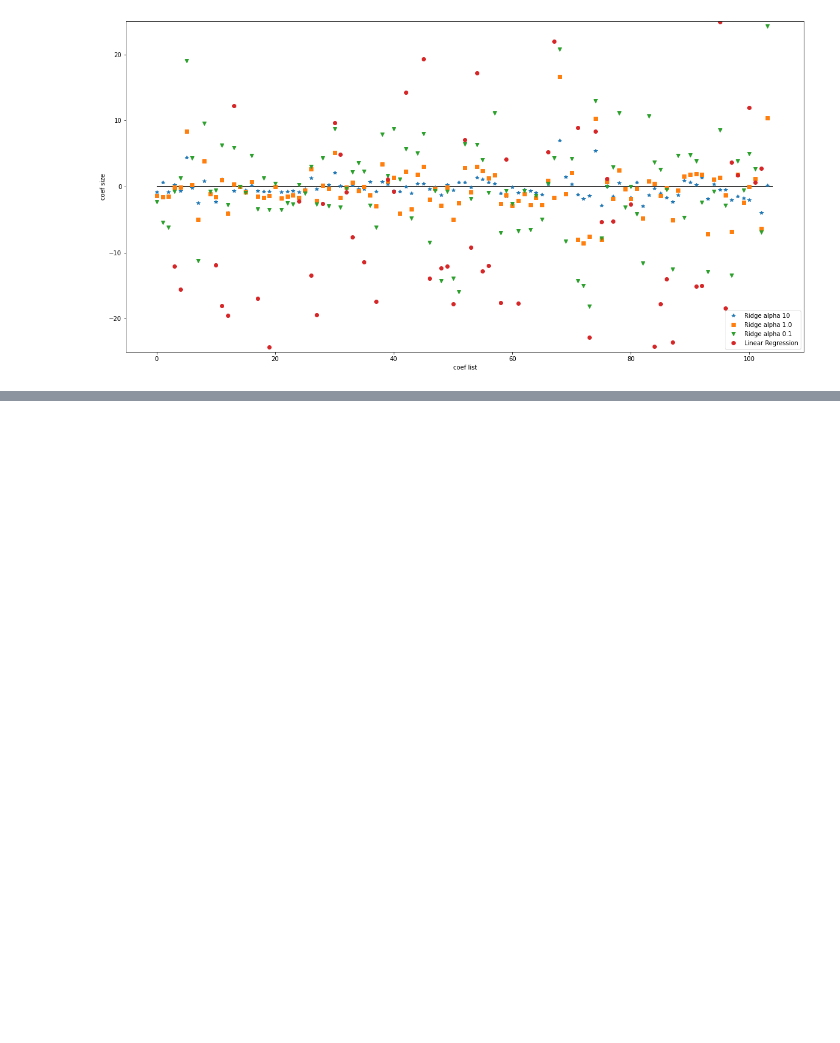
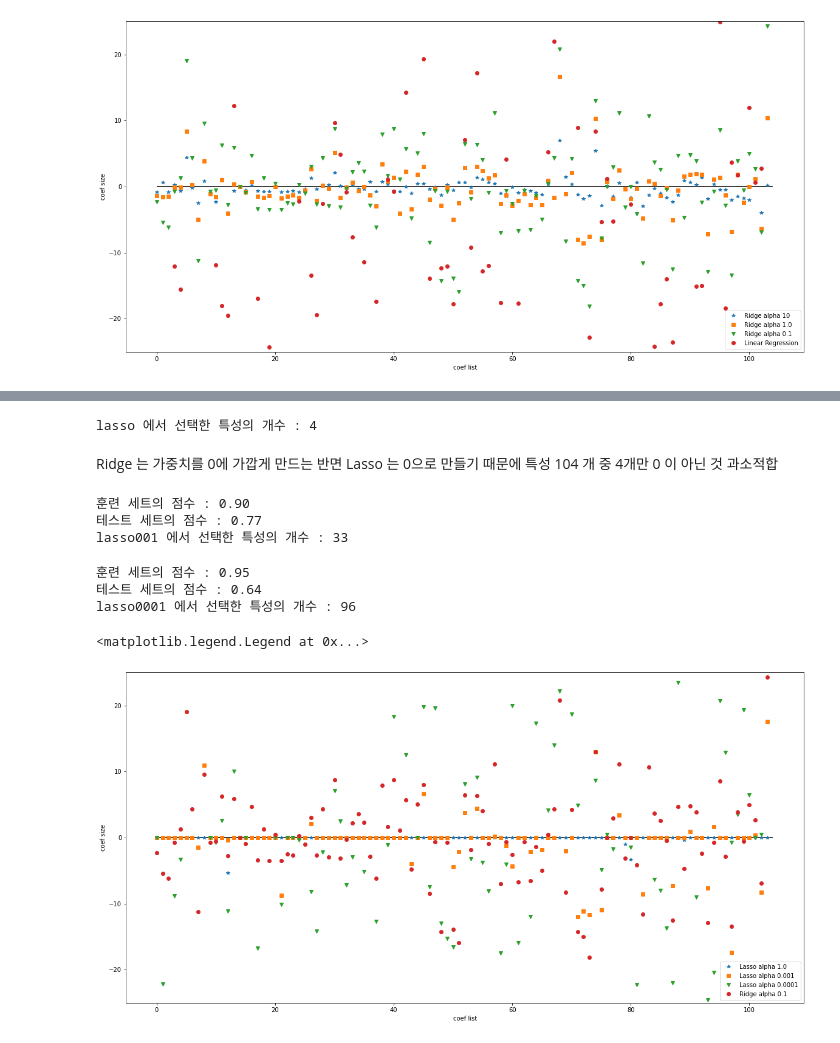
Before and after one commit to muu86/ml_study, a Jupyter notebook: 2_선형_모델.ipynb, the cells around one changed output, grey strips where cells are left out. Saved outputs shown, nothing was run; the diff lists cells and outputs as text; code cells hidden in the pictures; blank space fills up the shorter version.

```diff
--- a/2_선형_모델.ipynb
+++ b/2_선형_모델.ipynb
@@ -137,3 +139,12 @@ plt.legend()
 # %% [output]
 <matplotlib.legend.Legend at 0x...>
 [figure]
+# %%
+# Lasso
+
+from sklearn.linear_model import Lasso
+
+lasso = Lasso().fit(X_train, y_train)
+
+print("훈련 세트의 점수 : {:.2f}".format(lasso.score(X_train, y_train)))
+print("테스트 세트의 점수 : {:.2f}".format(lasso.score(X_test, y_test)))
@@ -139,0 +166,47 @@ plt.legend()
+# %%
+print('lasso 에서 선택한 특성의 개수 : {}'.format(np.sum(lasso.coef_ != 0)))
+# %% [output]
+lasso 에서 선택한 특성의 개수 : 4
+# %% [markdown]
+Ridge 는 가중치를 0에 가깝게 만드는 반면
+Lasso 는 0으로 만들기 때문에
+특성 104 개 중 4개만 0 이 아닌 것
+과소적합
+# %%
+# Lasso 는 기본적으로 경사하강법을 이용해 오차를 수정한다. max_iter 는 Lasso 가 수행할 경사하강법의 최대 횟수이다.
+
+lasso001 = Lasso(alpha=0.01, max_iter=1000000).fit(X_train, y_train)
+
+print("훈련 세트의 점수 : {:.2f}".format(lasso001.score(X_train, y_train)))
+print("테스트 세트의 점수 : {:.2f}".format(lasso001.score(X_test, y_test)))
+print("lasso001 에서 선택한 특성의 개수 : {}".format(np.sum(lasso001.coef_ != 0)))
+# %% [output]
+훈련 세트의 점수 : 0.90
+테스트 세트의 점수 : 0.77
+lasso001 에서 선택한 특성의 개수 : 33
+# %%
+lasso0001 = Lasso(alpha=0.0001, max_iter=1000000).fit(X_train, y_train)
+
+print("훈련 세트의 점수 : {:.2f}".format(lasso0001.score(X_train, y_train)))
+print("테스트 세트의 점수 : {:.2f}".format(lasso0001.score(X_test, y_test)))
+print("lasso0001 에서 선택한 특성의 개수 : {}".format(np.sum(lasso0001.coef_ != 0)))
+# %% [output]
+훈련 세트의 점수 : 0.95
+테스트 세트의 점수 : 0.64
+lasso0001 에서 선택한 특성의 개수 : 96
+# %%
+plt.figure(figsize=(20, 10))
+
+plt.plot(lasso.coef_, '*', label='Lasso alpha 1.0')
+plt.plot(lasso001.coef_, 's', label='Lasso alpha 0.001')
+plt.plot(lasso0001.coef_, 'v', label='Lasso alpha 0.0001')
+plt.plot(ridge01.coef_, 'o', label='Ridge alpha 0.1')
+
+plt.xlabel('coef list')
+plt.ylabel('coef size')
+plt.hlines(0, 0, len(lr.coef_))
+plt.ylim(-25, 25)
+plt.legend()
+# %% [output]
+<matplotlib.legend.Legend at 0x...>
+[figure, added]
```
Also changed, not shown: parts of 15 cells of this notebook.
